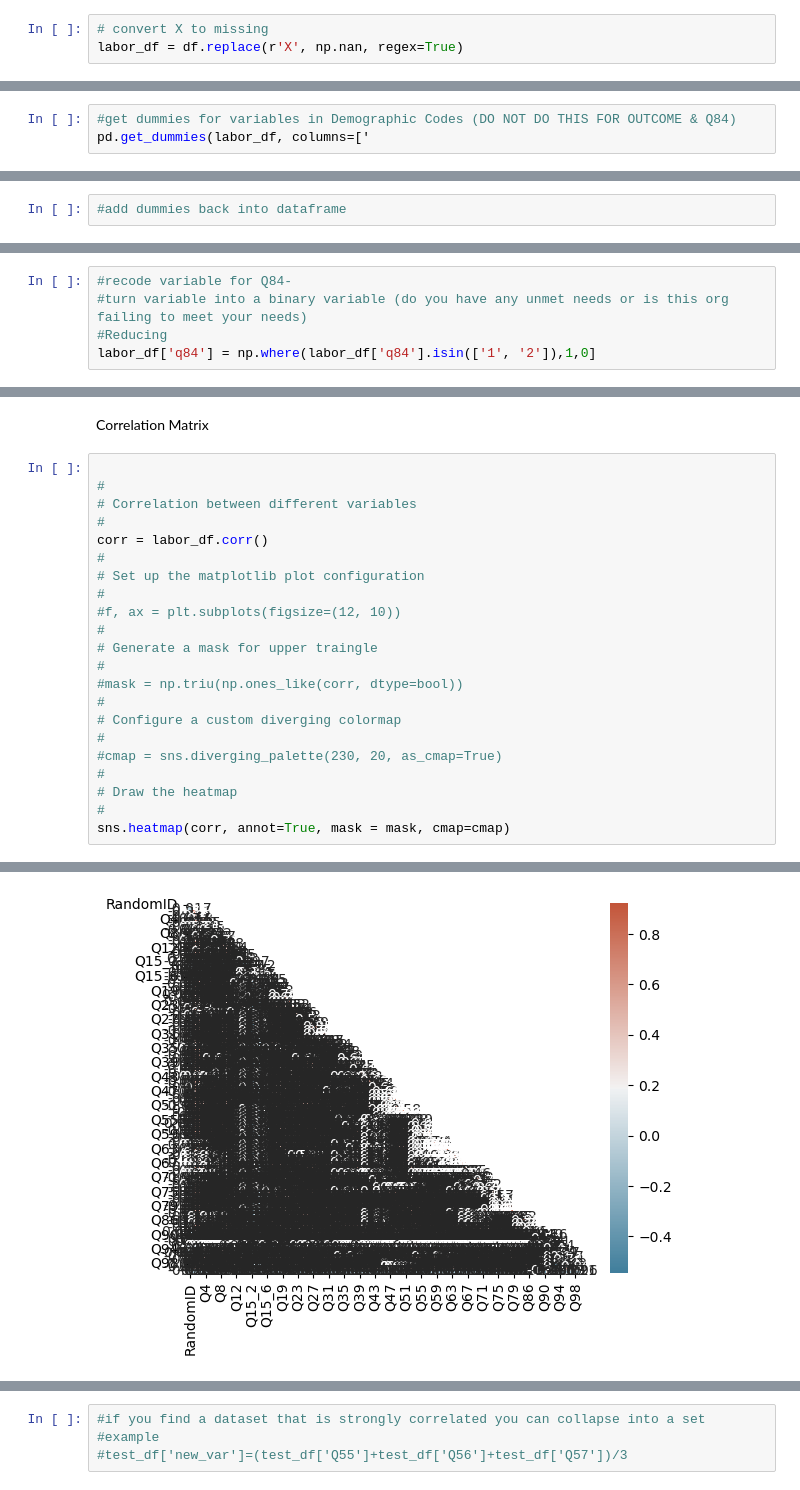
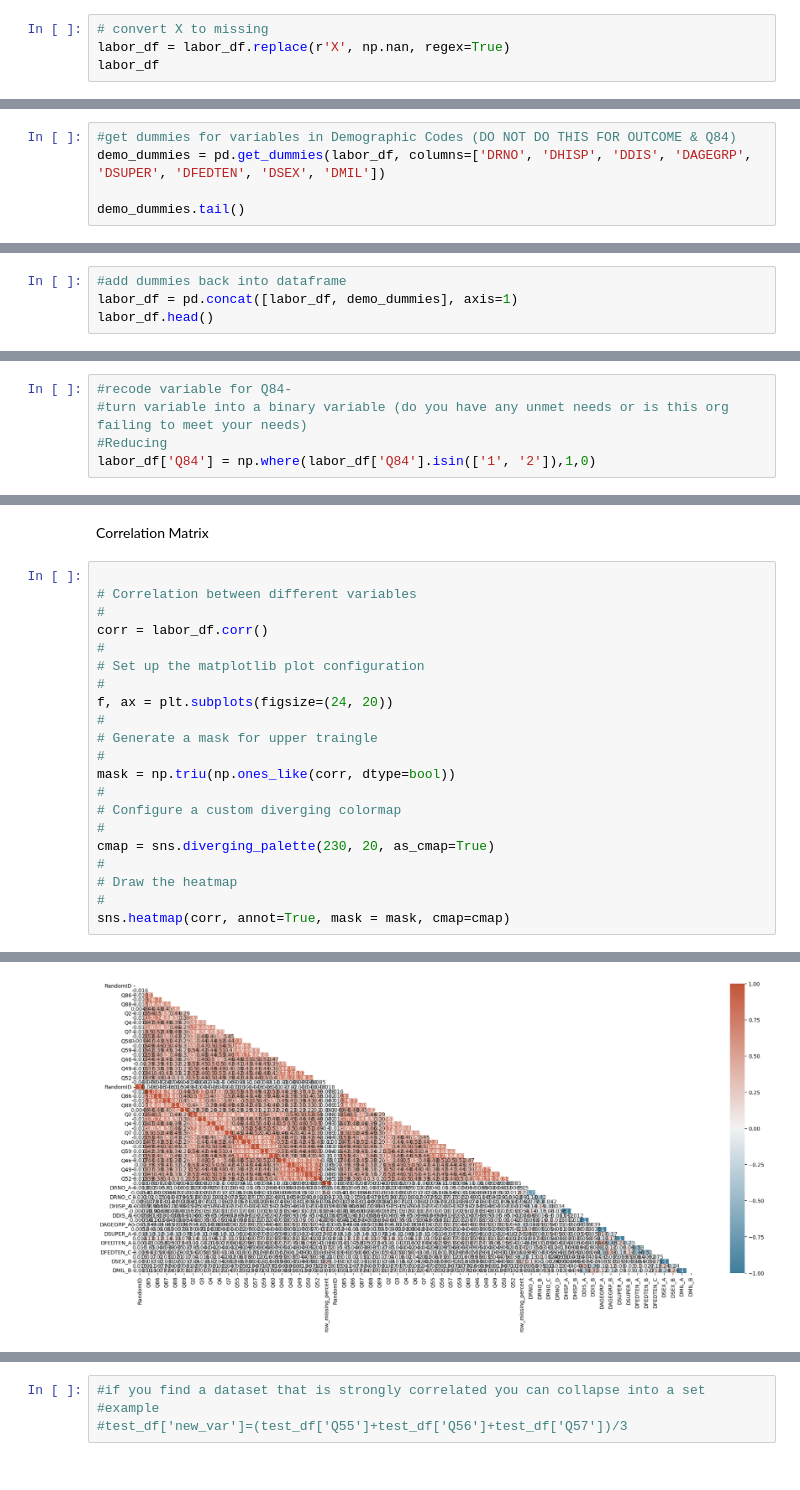
Before and after one commit to CJunger/agency-turnover, a Jupyter notebook: agency_analysis.ipynb, the cells around one changed output, grey strips where cells are left out. Drawn from its saved outputs; the diff is of its cells as text.

```diff
--- a/agency_analysis.ipynb
+++ b/agency_analysis.ipynb
@@ -154,4 +199,5 @@ labor_df['Q85'].value_counts().plot(kind='barh')
 RECODE MISSING VALUES
 # %%
 # convert X to missing
-labor_df = df.replace(r'X', np.nan, regex=True)
+labor_df = labor_df.replace(r'X', np.nan, regex=True)
+labor_df
@@ -192,3 +262,5 @@ Create Dummies
 # %%
 #get dummies for variables in Demographic Codes (DO NOT DO THIS FOR OUTCOME & Q84)
-pd.get_dummies(labor_df, columns=['
+demo_dummies = pd.get_dummies(labor_df, columns=['DRNO', 'DHISP', 'DDIS', 'DAGEGRP', 'DSUPER', 'DFEDTEN', 'DSEX', 'DMIL'])
+
+demo_dummies.tail()
@@ -195,2 +275,4 @@ pd.get_dummies(labor_df, columns=['
 # %%
 #add dummies back into dataframe
+labor_df = pd.concat([labor_df, demo_dummies], axis=1)
+labor_df.head()
@@ -198,4 +288,4 @@ pd.get_dummies(labor_df, columns=['
 #recode variable for Q84-
 #turn variable into a binary variable (do you have any unmet needs or is this org failing to meet your needs)
 #Reducing
-labor_df['q84'] = np.where(labor_df['q84'].isin(['1', '2']),1,0]
+labor_df['Q84'] = np.where(labor_df['Q84'].isin(['1', '2']),1,0)
@@ -227,26 +293,25 @@ test_df['DLeaving'] = np.where(test_df['DLeaving']=='A'),0,1]
 Correlation Matrix
 # %%
 
-#
 # Correlation between different variables
 #
 corr = labor_df.corr()
 #
 # Set up the matplotlib plot configuration
 #
-#f, ax = plt.subplots(figsize=(12, 10))
+f, ax = plt.subplots(figsize=(24, 20))
 #
 # Generate a mask for upper traingle
 #
-#mask = np.triu(np.ones_like(corr, dtype=bool))
+mask = np.triu(np.ones_like(corr, dtype=bool))
 #
 # Configure a custom diverging colormap
 #
-#cmap = sns.diverging_palette(230, 20, as_cmap=True)
+cmap = sns.diverging_palette(230, 20, as_cmap=True)
 #
 # Draw the heatmap
 #
 sns.heatmap(corr, annot=True, mask = mask, cmap=cmap)
 # %% [output]
 <Axes: >
-[figure, old version]
+[figure, new version]
```
Also changed, not shown: parts of 21 cells of this notebook.
